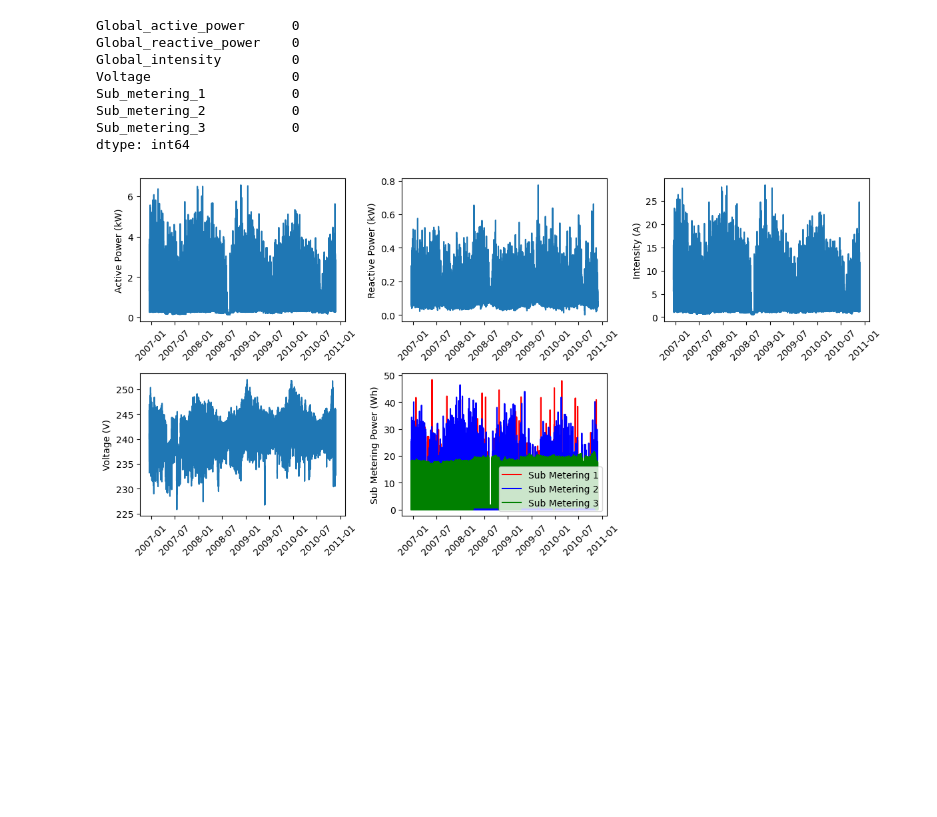
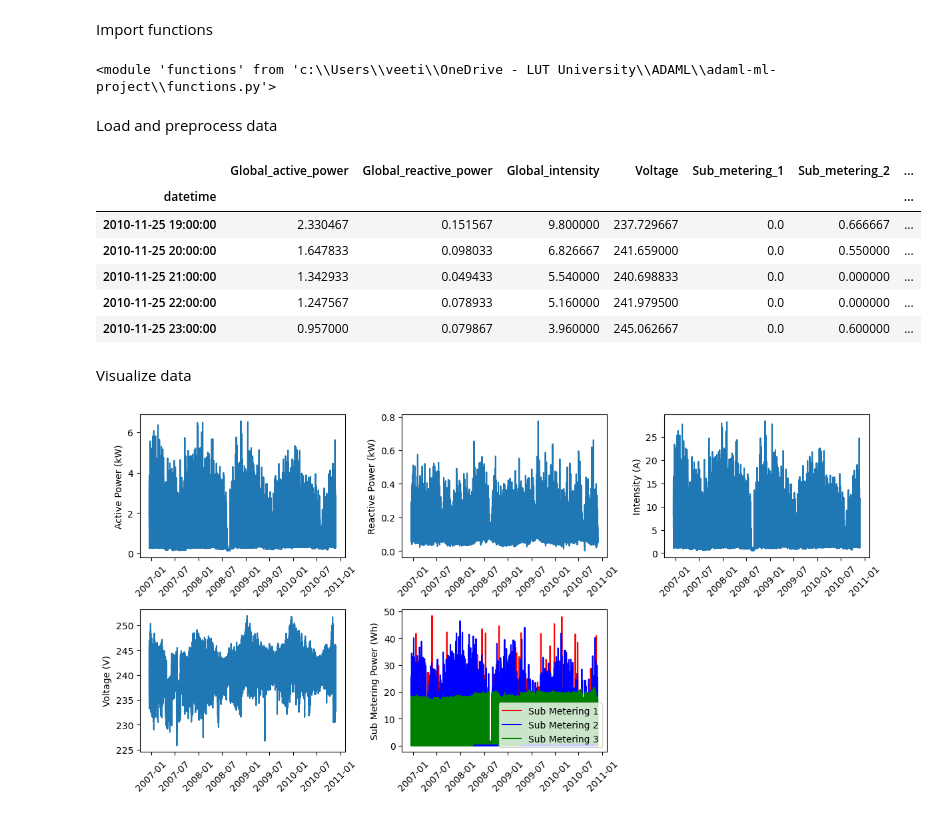
Before and after one commit to veetirajaniemi/adaml-ml-project, a Jupyter notebook: preprocess_visualize.ipynb, the cells around one changed output. Cells and saved outputs as stored; diff of their text form; code cells hidden in the pictures; blank space fills up the shorter version.

```diff
--- a/preprocess_visualize.ipynb
+++ b/preprocess_visualize.ipynb
@@ -80,23 +1,38 @@ df_hourly
-# %%
-# Fill remaining missing values using weekly seasonality
-df_hourly = df_hourly.fillna(df_hourly.shift(freq="168h"))
-df_hourly
-isna_counts = df_hourly.isna().sum()
-print(isna_counts)
-df_hourly
-start_date="17/12/2006"
-end_date="26/11/2010"
-df_hourly = df_hourly[(df_hourly.index >= pd.to_datetime(start_date, dayfirst=True)) &
-                        (df_hourly.index < pd.to_datetime(end_date, dayfirst=True))]
-# %% [output]
-Global_active_power      0
-Global_reactive_power    0
-Global_intensity         0
-Voltage                  0
-Sub_metering_1           0
-Sub_metering_2           0
-Sub_metering_3           0
-dtype: int64
+# %% [markdown]
+Import functions
+# %%
+from importlib import reload
+import functions
+import matplotlib.pyplot as plt
+from sklearn.model_selection import TimeSeriesSplit
+from sklearn.preprocessing import StandardScaler
+import torch
+import torch.nn as nn
+import torch.optim as optim
+from torch.utils.data import DataLoader, Dataset
+import pandas as pd
+reload(functions)
+# %% [output]
+<module 'functions' from 'c:\\Users\\veeti\\OneDrive - LUT University\\ADAML\\adaml-ml-project\\functions.py'>
+# %% [markdown]
+Load and preprocess data
+# %%
+data_path = "household_power_consumption.txt"
+df = functions.load_data(data_path)
+df_hourly = functions.preprocess_data(df, start_date="17/12/2006", end_date="26/11/2010")
+# %%
+df_hourly
+df_hourly.tail()
+# %% [output]
+|  | Global_active_power | Global_reactive_power | Global_intensity | Voltage | Sub_metering_1 | Sub_metering_2 | ... |
+| datetime |  |  |  |  |  |  | ... |
+| 2010-11-25 19:00:00 | 2.330467 | 0.151567 | 9.800000 | 237.729667 | 0.0 | 0.666667 | ... |
+| 2010-11-25 20:00:00 | 1.647833 | 0.098033 | 6.826667 | 241.659000 | 0.0 | 0.550000 | ... |
+| 2010-11-25 21:00:00 | 1.342933 | 0.049433 | 5.540000 | 240.698833 | 0.0 | 0.000000 | ... |
+| 2010-11-25 22:00:00 | 1.247567 | 0.078933 | 5.160000 | 241.979500 | 0.0 | 0.000000 | ... |
+| 2010-11-25 23:00:00 | 0.957000 | 0.079867 | 3.960000 | 245.062667 | 0.0 | 0.600000 | ... |
+# %% [markdown]
+Visualize data
 # %%
 # Visualize the data, 2x3 grid of plots
 fig, axs = plt.subplots(2, 3, figsize=(12, 6))
```
Also changed, not shown: parts of 7 cells of this notebook, 2 other files.
